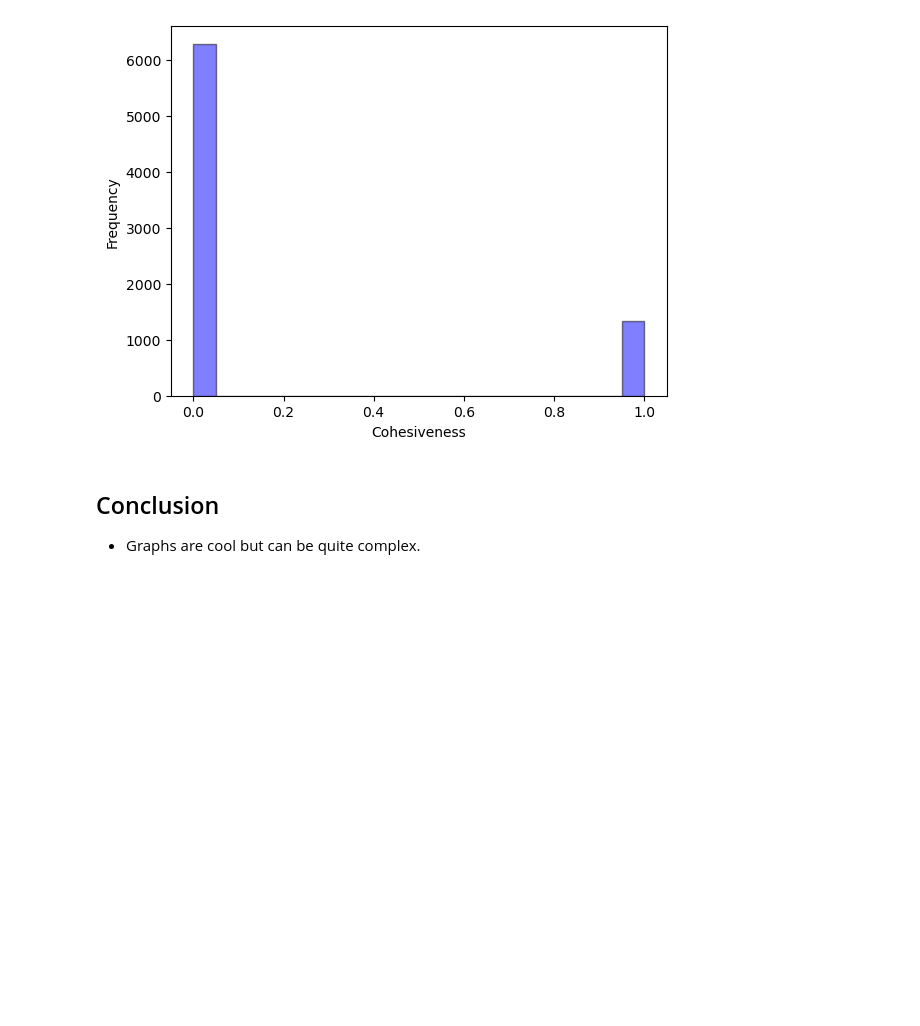
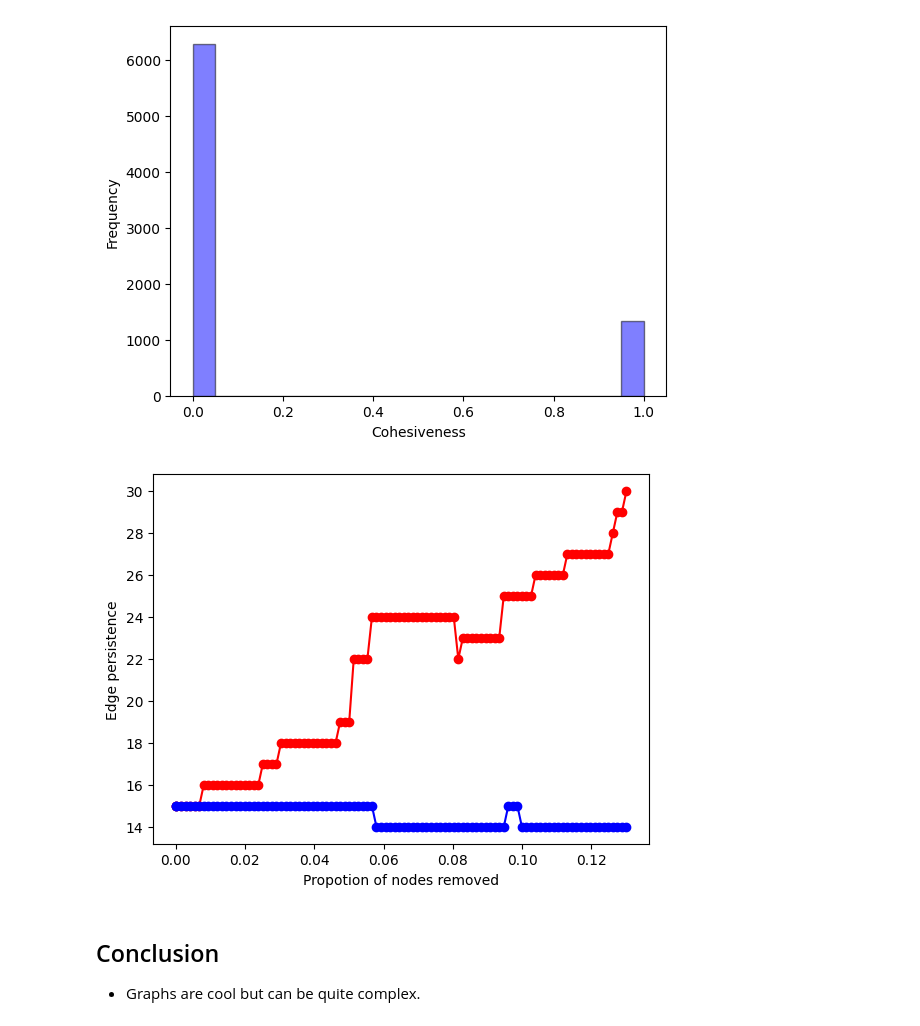
Before and after one commit to pfeifer-j/resilient_networks_ex1, a Jupyter notebook: documentation.ipynb, the cells around one changed output. Saved outputs shown, nothing was run; the diff lists cells and outputs as text; code cells hidden in the pictures; blank space fills up the shorter version.

```diff
--- a/documentation.ipynb
+++ b/documentation.ipynb
@@ -238,6 +236,23 @@ plt.show()
 # %%
 # Resilience/Survivability
 # print("last_fm Resilience/Survivability: ", input.todo())
+# %%
+# Compute edge persistence under greedy attack
+greedy_attack = input.compute_edge_persistence_under_greedy_attack()
+random_attack = input.compute_edge_persistence_under_random_attack()
+import matplotlib.pyplot as plt
+greedy_attack = (greedy_attack.items())
+x,y = zip(*greedy_attack)
+plt.plot(x,y, label='Edge persistence under greedy attack', color='r', marker='o')
+random_attack = sorted(random_attack.items())
+x,y = zip(*random_attack)
+plt.plot(x,y, label='Edge persistence under random attack', color='b', marker='o')
+
+plt.xlabel('Propotion of nodes removed')
+plt.ylabel('Edge persistence')
+plt.show()
+# %% [output]
+[figure, added]
 # %% [markdown]
 ## Conclusion
 - Graphs are cool but can be quite complex.
```
Also changed, not shown: parts of 6 cells of this notebook.
